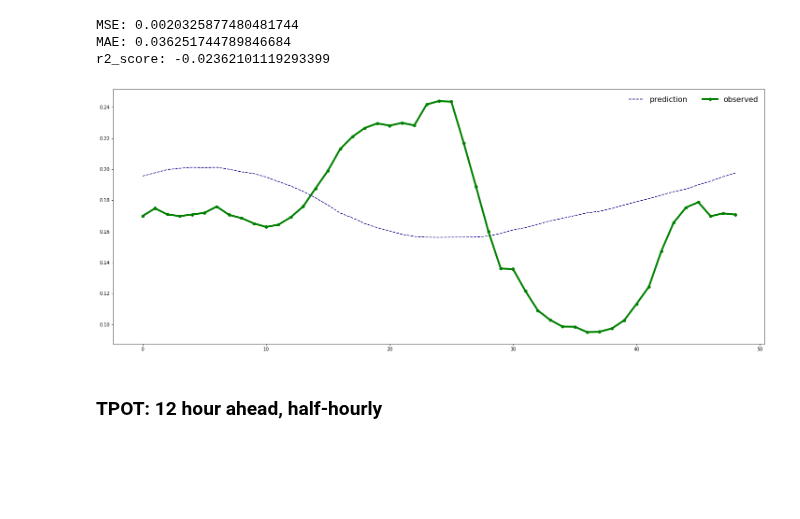
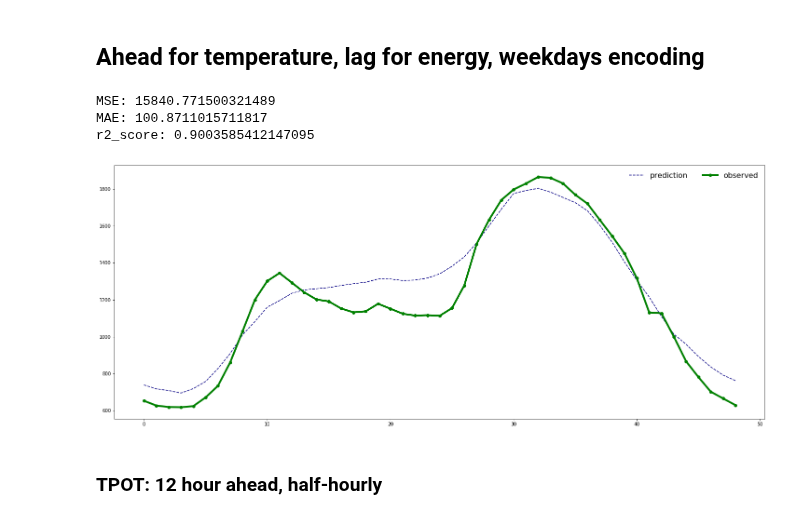
Before and after one commit to charlesfu4/MT, a Jupyter notebook: TPOT/hourly_forecastTPOT_hh.ipynb, the cells around one changed output. Saved outputs shown, nothing was run; the diff lists cells and outputs as text; code cells hidden in the pictures; blank space fills up the shorter version.

```diff
--- a/TPOT/hourly_forecastTPOT_hh.ipynb
+++ b/TPOT/hourly_forecastTPOT_hh.ipynb
@@ -86,0 +105,6 @@ Generation 2 - Current best internal CV score: -0.005420059070220337
+# %%
+import matplotlib as mpl
+with mpl.rc_context():
+    mpl.rc("figure", figsize=(17,7))
+    plot_pacf(train['energy'],lags = 100)
+    plt.show()
@@ -87,30 +113,60 @@ Generation 2 - Current best internal CV score: -0.005420059070220337
+# %% [markdown]
+## Ahead for temperature, lag for energy, weekdays encoding
+# %%
+ftrain, ttrain = feature_target_construct(train, 50, 49, 10, wd_on = True)
+ftest, ttest = feature_target_construct(test, 50, 49, 10, wd_on = True)
+# %%
+from tpot import TPOTRegressor
+from tpot_mulr import mul_reg_config_dict
+from sklearn.model_selection import TimeSeriesSplit
+#import mul_config as mc
+
+tpot_reg = TPOTRegressor(generations=10, population_size=50,
+                         offspring_size=None, mutation_rate=0.9,
+                         crossover_rate=0.1,
+                         scoring='neg_mean_squared_error',
+                         cv= TimeSeriesSplit(n_splits = 10),
+                         subsample=1,
+                         n_jobs=4,
+                         max_time_mins=60, max_eval_time_mins=20,
+                         random_state=1,
+                         config_dict=mul_reg_config_dict,
+                         template=None,
+                         warm_start=False,
+                         memory=None,
+                         use_dask=False,
+                         periodic_checkpoint_folder=None,
+                         early_stop=None,
+                         verbosity=2,
+                         disable_update_check=False)
+tpot_reg.fit(ftrain, ttrain)
 # %%
 #val_X, val_y = train.iloc[500:600,:8], ahead_e.iloc[500:600,:]
-yhat = tpot_reg.predict(test_X)
+yhat = tpot_reg.predict(ftest)
 # %%
-get_eval(test_y, yhat)
+get_eval(ttest, yhat)
 # %% [output]
-MSE: 0.0020325877480481744
-MAE: 0.036251744789846684
-r2_score: -0.02362101119293399
+MSE: 15840.771500321489
+MAE: 100.8711015711817
+r2_score: 0.9003585412147095
 # %%
 ## assignment
-real = test_y.to_numpy()
+real = ttest.to_numpy()
 guess = yhat
-real = real[50:51,:49]
-guess = guess[50:51,:49]
+real = real[100:101,:49]
+guess = guess[100:101,:49]
 rpdf = plot_df(real, "observed")
 gpdf = plot_df(guess, "prediction")
 
 #plot
 ax = plt.gca()
 gpdf.plot(figsize=(25,10), colormap = 'plasma',style='--',legend = True, ax = ax)
 rpdf.plot(figsize=(25,10), color = 'g',style ='-o',legend = True, ax = ax, lw = 4)
 ax.legend(frameon=False, loc='upper right', ncol=6, prop={'size': 16})
 
 plt.show()
 # %% [output]
-[figure, old version]
+[figure, new version]
 # %% [markdown]
 ### TPOT: 12 hour ahead, half-hourly
 # %%
```
Also changed, not shown: parts of 6 cells of this notebook, 1 other file.
